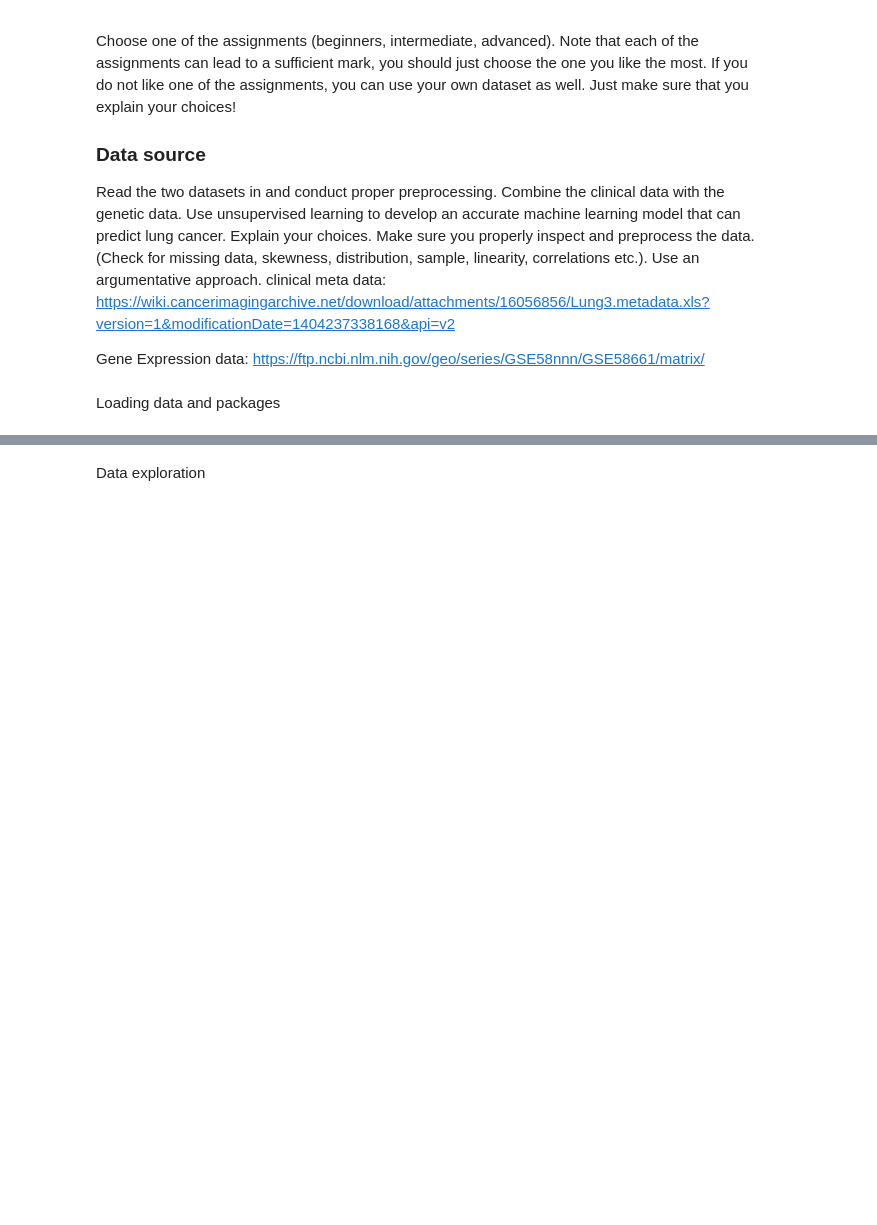
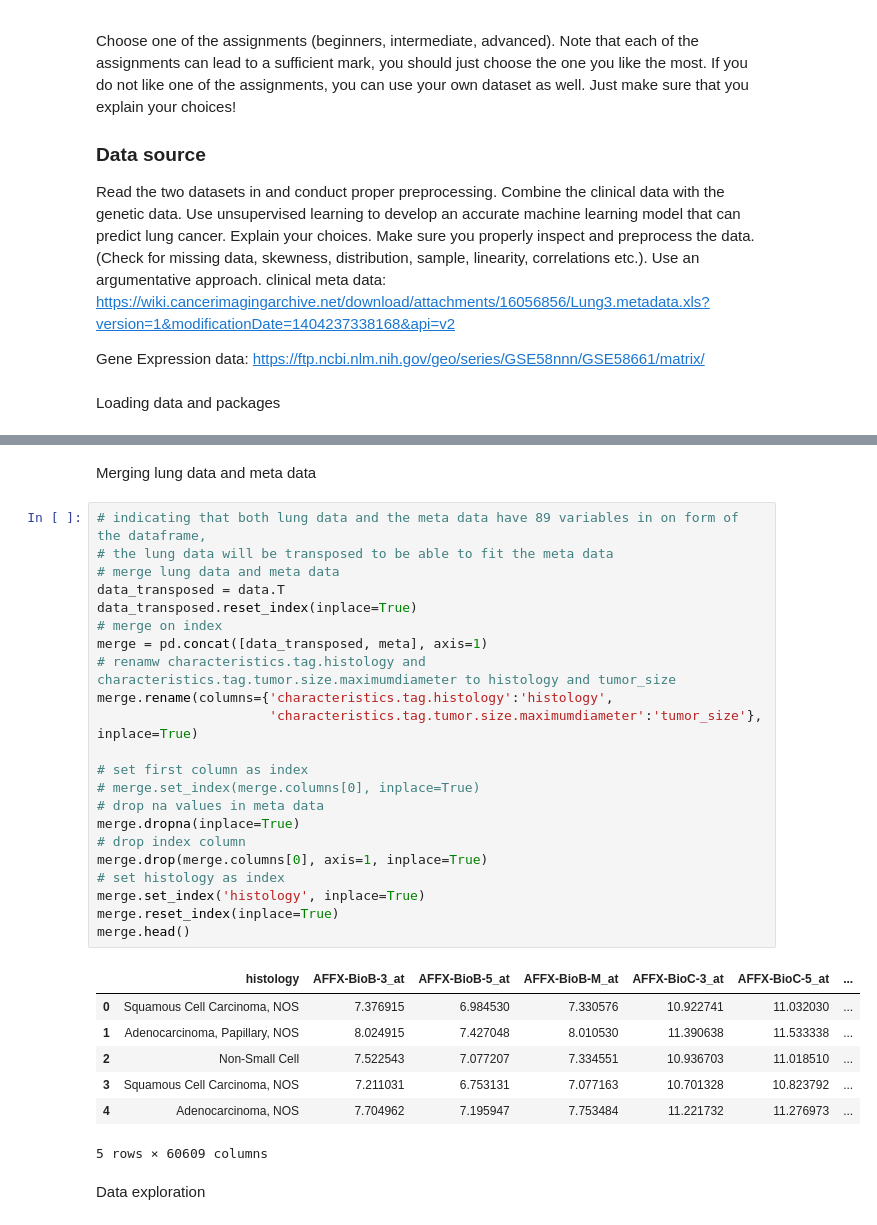
Before and after one commit to DaLuSt/DSLS-DS3-Machine-learning, a Jupyter notebook: Unsupervised-learning/Unsupervised_Assingment_DaanSteur_379943_DSLS.ipynb, the cells around one changed output, grey strips where cells are left out. Saved outputs shown, nothing was run; the diff lists cells and outputs as text; blank space fills up the shorter version.

```diff
--- a/Unsupervised-learning/Unsupervised_Assingment_DaanSteur_379943_DSLS.ipynb
+++ b/Unsupervised-learning/Unsupervised_Assingment_DaanSteur_379943_DSLS.ipynb
@@ -53,3 +56,35 @@ data.head()
+# %% [markdown]
+Merging lung data and meta data
+# %%
+# indicating that both lung data and the meta data have 89 variables in on form of the dataframe,
+# the lung data will be transposed to be able to fit the meta data
+# merge lung data and meta data
+data_transposed = data.T
+data_transposed.reset_index(inplace=True)
+# merge on index
+merge = pd.concat([data_transposed, meta], axis=1)
+# renamw characteristics.tag.histology and characteristics.tag.tumor.size.maximumdiameter to histology and tumor_size
+merge.rename(columns={'characteristics.tag.histology':'histology',
+                      'characteristics.tag.tumor.size.maximumdiameter':'tumor_size'}, inplace=True)
+
+# set first column as index
+# merge.set_index(merge.columns[0], inplace=True)
+# drop na values in meta data
+merge.dropna(inplace=True)
+# drop index column
+merge.drop(merge.columns[0], axis=1, inplace=True)
+# set histology as index
+merge.set_index('histology', inplace=True)
+merge.reset_index(inplace=True)
+merge.head()
+# %% [output]
+|  | histology | AFFX-BioB-3_at | AFFX-BioB-5_at | AFFX-BioB-M_at | AFFX-BioC-3_at | AFFX-BioC-5_at | ... |
+| 0 | Squamous Cell Carcinoma, NOS | 7.376915 | 6.984530 | 7.330576 | 10.922741 | 11.032030 | ... |
+| 1 | Adenocarcinoma, Papillary, NOS | 8.024915 | 7.427048 | 8.010530 | 11.390638 | 11.533338 | ... |
+| 2 | Non-Small Cell | 7.522543 | 7.077207 | 7.334551 | 10.936703 | 11.018510 | ... |
+| 3 | Squamous Cell Carcinoma, NOS | 7.211031 | 6.753131 | 7.077163 | 10.701328 | 10.823792 | ... |
+| 4 | Adenocarcinoma, NOS | 7.704962 | 7.195947 | 7.753484 | 11.221732 | 11.276973 | ... |
+5 rows × 60609 columns
 # %% [markdown]
 Data exploration
 # %%
```
Also changed, not shown: parts of 19 cells of this notebook.
